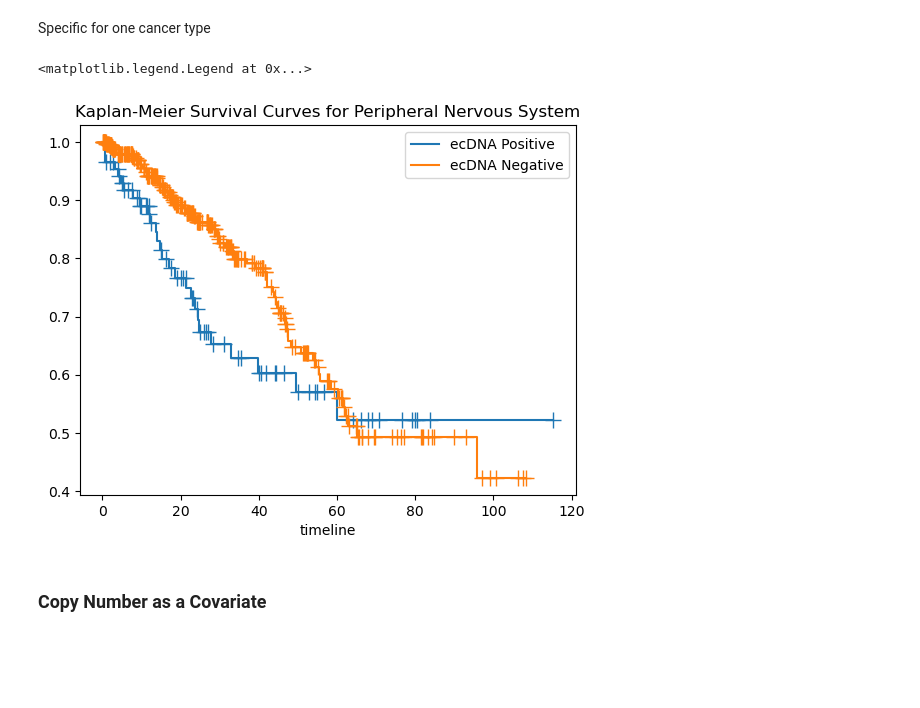
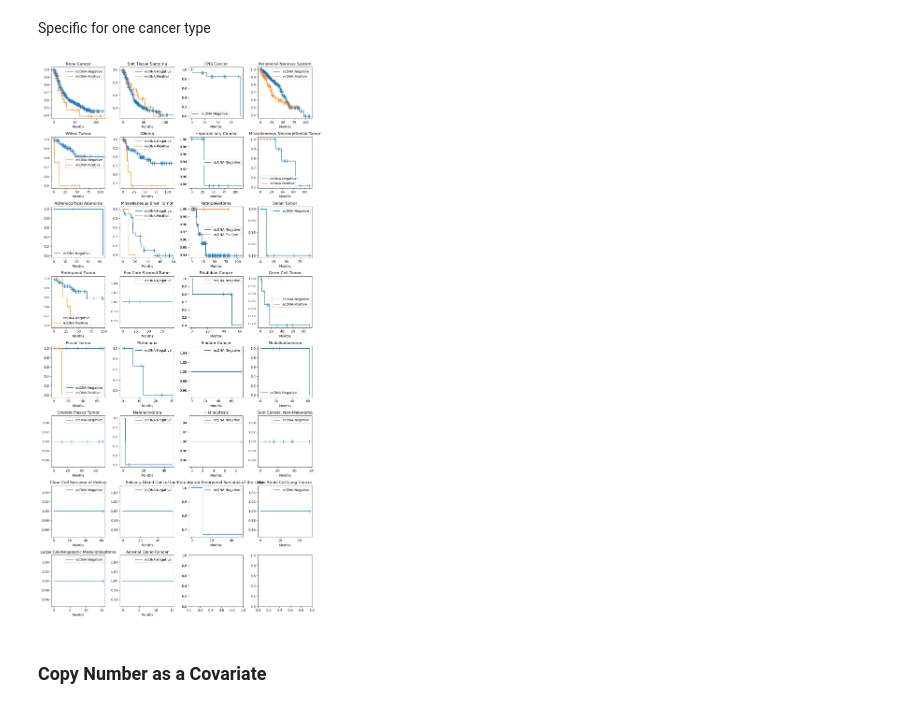
Before and after one commit to mskcc/Penguin, a Jupyter notebook: scripts/notebooks/echo_visualize.ipynb, the cells around one changed output. Saved outputs shown, nothing was run; the diff lists cells and outputs as text; code cells hidden in the pictures; blank space fills up the shorter version.

```diff
--- a/scripts/notebooks/echo_visualize.ipynb
+++ b/scripts/notebooks/echo_visualize.ipynb
@@ -6,0 +5,3 @@ echo = pd.read_csv("../../../data/output/output_BB_EchoCaller_FullPediatric/merg
+# %%
+echo = pd.read_csv("../merged50Pediatric_ECHO.csv")
+manifest = pd.read_csv("../manifest50Pediatric.tsv", sep = '\t')
@@ -12,6 +15,9 @@ echo['tumorSampleId'] = echo['sample_id'].apply(lambda x: '-'.join(x.split('-',
 echo['normalSampleId'] = echo.apply(lambda row: row['sample_id'][len(row['tumorSampleId']):].lstrip('-'), axis = 1)
 echo.drop('sample_id', axis = 1, inplace = True)
 echo = echo[['patientId', 'tumorSampleId', 'normalSampleId', 'chromosome', 'gene', 'log2', 'cn','ecDNA_prob', 'ecDNA_status']]
+# %%
+manifest = manifest[['sampleId', 'cancerType', 'cancerTypeDetailed', 'osStatus', 'osMonths']]
+echo = pd.merge(echo, manifest, left_on = 'tumorSampleId', right_on = 'sampleId', how = 'left')
 # %% [markdown]
 Get a dictionary specific to each patient
 # %%
@@ -30,8 +33,3 @@ NOTE: this assumes cancer types are constant throughout multiple samples, which
-# %%
-patient_to_sample = {}
-
-for idx, row in echo.iterrows() :
-    patient_to_sample[row['patientId']] = row['tumorSampleId']
 # %% [markdown]
 Create dataframe per patient
 # %%
@@ -256,29 +179,33 @@ plt.legend()
 # %% [markdown]
 Specific for one cancer type
 # %%
-cancer_type = 'Peripheral Nervous System'
 
 from lifelines import KaplanMeierFitter
 
-ecDNA_patient_nona = ecDNA_patient.dropna(subset = ['ecDNAStatus', 'vitalStatus', 'osMonths'])
-ecDNA_patient_specific = ecDNA_patient_nona[ecDNA_patient_nona['cancerType'] == cancer_type]
+ecDNA_patient_nona = ecDNA_patient.dropna(subset = ['ecDNAStatus', 'vitalStatus', 'osMonths', 'cancerType'])
+cancer_types = ecDNA_patient_nona['cancerType'].unique()
 
-kmf = KaplanMeierFitter()
-for status in ecDNA_patient_specific['ecDNAStatus'].unique():
-    subset = ecDNA_patient_specific[ecDNA_patient_specific['ecDNAStatus'] == status]
-    kmf.fit(subset['osMonths'], event_observed=(subset['vitalStatus'] == 'DECEASED'))
-    if status == True :
-        status = "ecDNA Positive"
-    else :
-        status = "ecDNA Negative"
-    kmf.plot(show_censors=True, ci_show=False, label=f'{status}')
+fig, axs = plt.subplots((len(cancer_types)+3)//4, 4, figsize = (12, 0.8 * len(cancer_types)))
+axs = axs.flatten()
+for i in range(len(cancer_types)) :
+    ecDNA_patient_specific = ecDNA_patient_nona[ecDNA_patient_nona['cancerType'] == cancer_types[i]]
 
-# # Add labels and legend
-plt.title(f'Kaplan-Meier Survival Curves for {cancer_type}')
-plt.legend()
+    for status in sorted(ecDNA_patient_specific['ecDNAStatus'].unique()):
+
+        kmf = KaplanMeierFitter()
+        subset = ecDNA_patient_specific[ecDNA_patient_specific['ecDNAStatus'] == status]
+        kmf.fit(subset['osMonths'], event_observed=(subset['vitalStatus'] == 'DECEASED'))
+        if status == True :
+            status = "ecDNA Positive"
+        else :
+            status = "ecDNA Negative"
+        kmf.plot(show_censors=True, ci_show=False, label=f'{status}', ax = axs[i])
+        axs[i].set_title(cancer_types[i])
+        axs[i].set_xlabel("Months")
+plt.tight_layout()
+plt.show()
 # %% [output]
-<matplotlib.legend.Legend at 0x...>
-[figure, old version]
+[figure, new version]
 # %% [markdown]
 ### Copy Number as a Covariate
 # %% [markdown]
```
Also changed, not shown: parts of 31 cells of this notebook, 4 other files.
